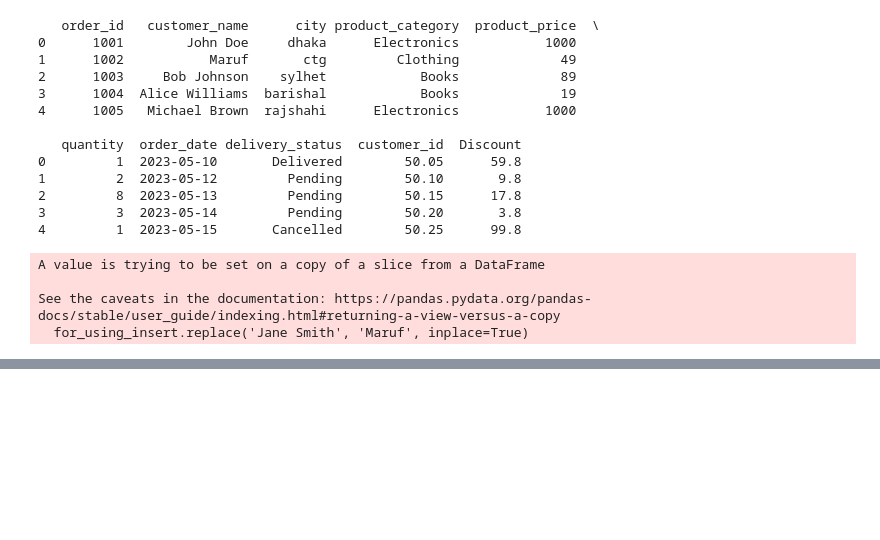
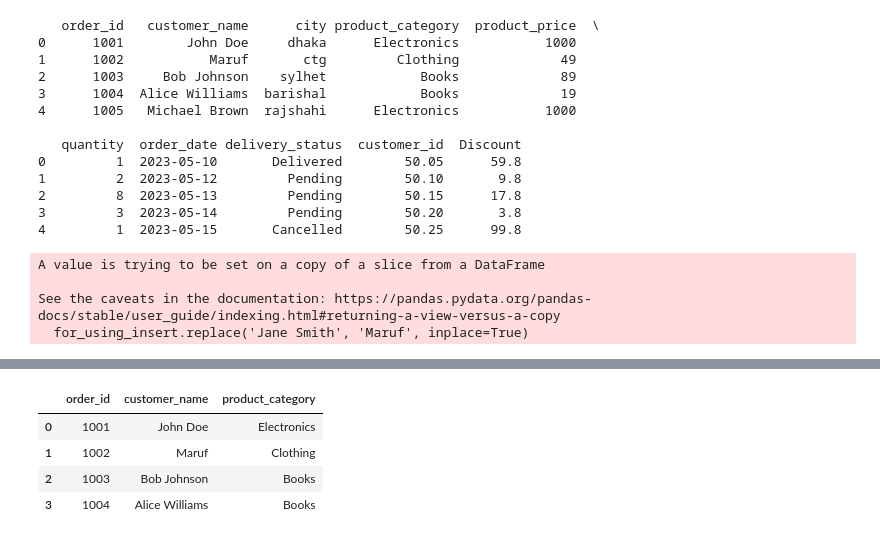
Before and after one commit to Md-Maruf-1727/LearningPractices, a Jupyter notebook: Pandas/Pandas6.ipynb, the cells around one changed output, grey strips where cells are left out. Drawn from its saved outputs; the diff is of its cells as text; code cells hidden in the pictures; blank space fills up the shorter version.

```diff
--- a/Pandas/Pandas6.ipynb
+++ b/Pandas/Pandas6.ipynb
@@ -661,3 +661,7 @@ A value is trying to be set on a copy of a slice from a DataFrame
 
 See the caveats in the documentation: https://pandas.pydata.org/pandas-docs/stable/user_guide/indexing.html#returning-a-view-versus-a-copy
   for_using_insert.replace('Jane Smith', 'Maruf', inplace=True)
+# %%
+#39.Column type change করো।
+main_dataset['Discount'] = main_dataset['Discount'].astype('int')
+main_dataset.tail()
@@ -663,0 +675,11 @@ See the caveats in the documentation: https://pandas.pydata.org/pandas-docs/stab
+# %%
+#40.Column কে index হিসেবে set করো এবং পরে reset করো।
+index_set_re = main_dataset.set_index(['order_id', 'customer_name', 'product_category', 'product_price'])
+index_set_re.reset_index(inplace=True)
+index_set_re.iloc[:4 , :3]
+# %% [output]
+|  | order_id | customer_name | product_category |
+| 0 | 1001 | John Doe | Electronics |
+| 1 | 1002 | Maruf | Clothing |
+| 2 | 1003 | Bob Johnson | Books |
+| 3 | 1004 | Alice Williams | Books |
```
Also changed, not shown: parts of 2 cells of this notebook.
